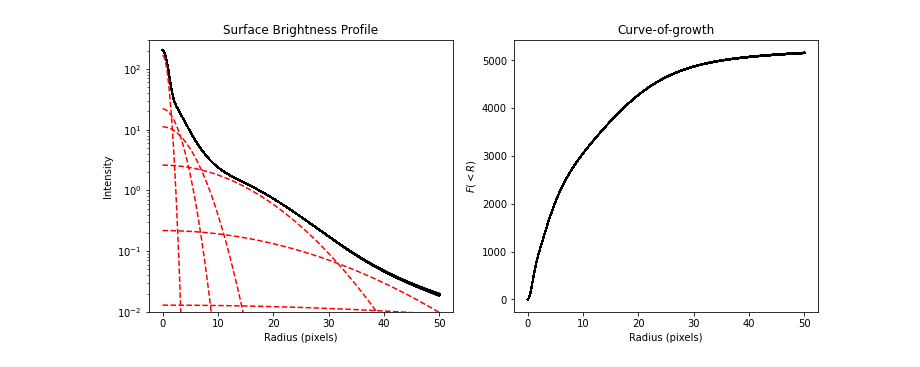
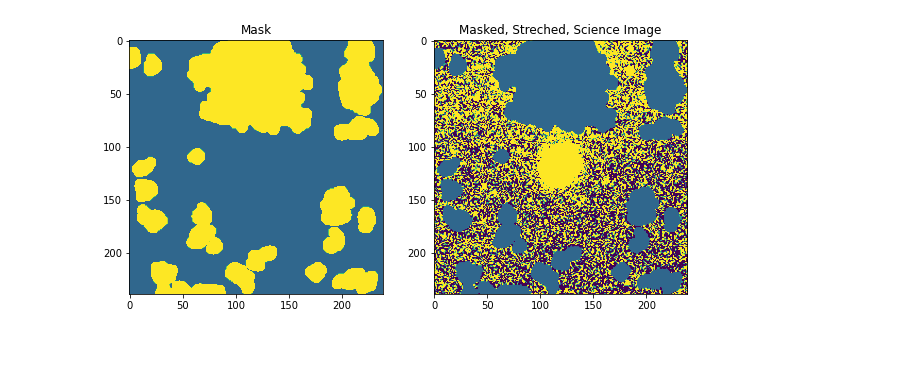
Before and after one commit to tbmiller-astro/imcascade, a Jupyter notebook: examples/hsc_example.ipynb, the cells around one changed output. Cells and saved outputs as stored; diff of their text form; code cells hidden in the pictures.

```diff
--- a/examples/hsc_example.ipynb
+++ b/examples/hsc_example.ipynb
@@ -48,3 +45,7 @@ var = np.array(cutout_var.data.data)
+# %%
+#Retrieve science and variance images
+img = cutout[1].data.byteswap().newbyteorder()
+var = cutout[3].data.byteswap().newbyteorder()
 # %%
 #Let's take a look at the data quickly, everything looks pretty good!
 fig, (ax1,ax2) = plt.subplots(1,2, figsize = (10,5))
@@ -218,21 +59,22 @@ cog_all = dyn_res.calc_cog(rplot)
-# %%
-#Here we plot both!
-fig, (ax1,ax2) = plt.subplots(1,2, figsize = (12,5))
-ax1.plot(rplot, sbp_all[:,::20], 'k-', alpha = 0.05)
-ax1.plot(rplot, sbp_ind, 'r--', alpha = 1.)
-
-ax1.set_yscale('log')
-ax1.set_ylim([1e-2,3e2])
-ax1.set_title('Surface Brightness Profile')
-ax1.set_xlabel('Radius (pixels)')
-ax1.set_ylabel('Intensity')
-
-
-ax2.plot(rplot,cog_all[:,::20], 'k-', alpha = 0.05)
-#ax2.set_yscale('log')
-ax2.set_title('Curve-of-growth')
-ax2.set_xlabel('Radius (pixels)')
-ax2.set_ylabel(r'$F(<R)$')
-plt.show()
-# %% [output]
-[figure, removed]
+# %%
+#Now we use sep to detct objects and build a mask
+bkg = sep.Background(img)
+x_cent,y_cent = int(img.shape[0]/2.) , int(img.shape[1]/2.)
+obj,seg = sep.extract(img - bkg.back(), 1.5, err = np.sqrt(var), deblend_cont = 0.005,segmentation_map = True)
+seg[np.where(seg == seg[x_cent,y_cent])] = 0
+mask_raw = seg > 0
+
+#Convolve mask with a gaussian to expand it and make sure that all low-SB emission is masked
+from imcascade.utils import expand_mask
+mask = expand_mask(mask_raw, radius = 1.5)
+mask = np.array(mask, dtype = bool)
+
+
+fig, (ax1,ax2) = plt.subplots(1,2, figsize = (10,5))
+ax1.imshow(mask, vmin = -0.1, vmax = 0.2)
+ax1.set_title('Mask')
+ax2.imshow(img*np.logical_not(mask),vmin = -0.01, vmax = 0.02)
+ax2.set_title('Masked, Streched, Science Image')
+plt.show()
+# %% [output]
+[figure, added]
```
Also changed, not shown: parts of 50 cells of this notebook, 25 other files.
